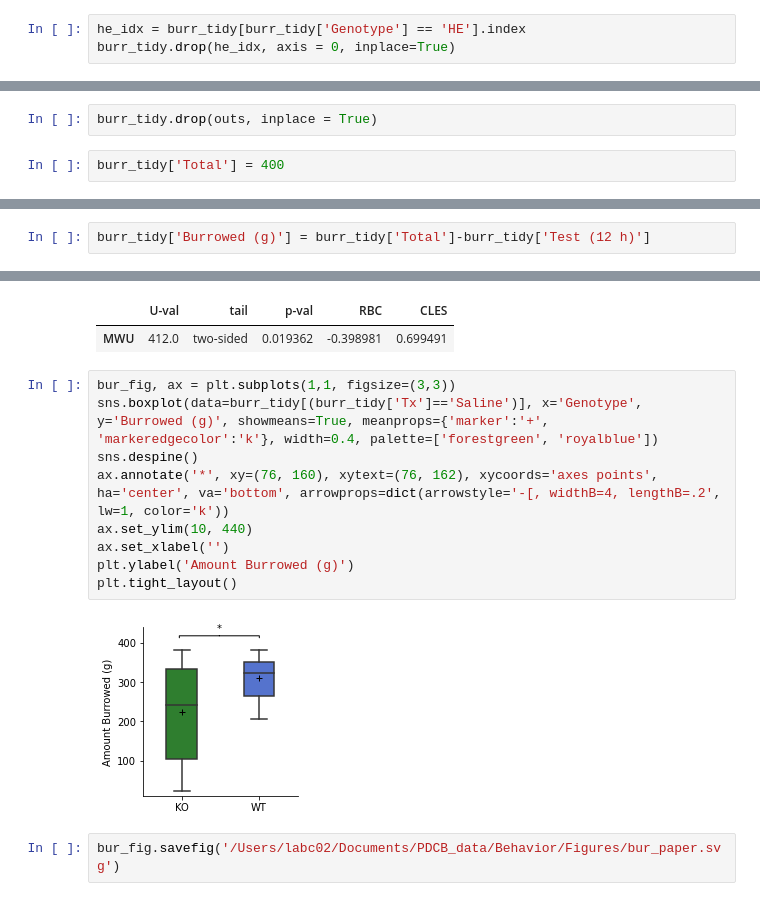
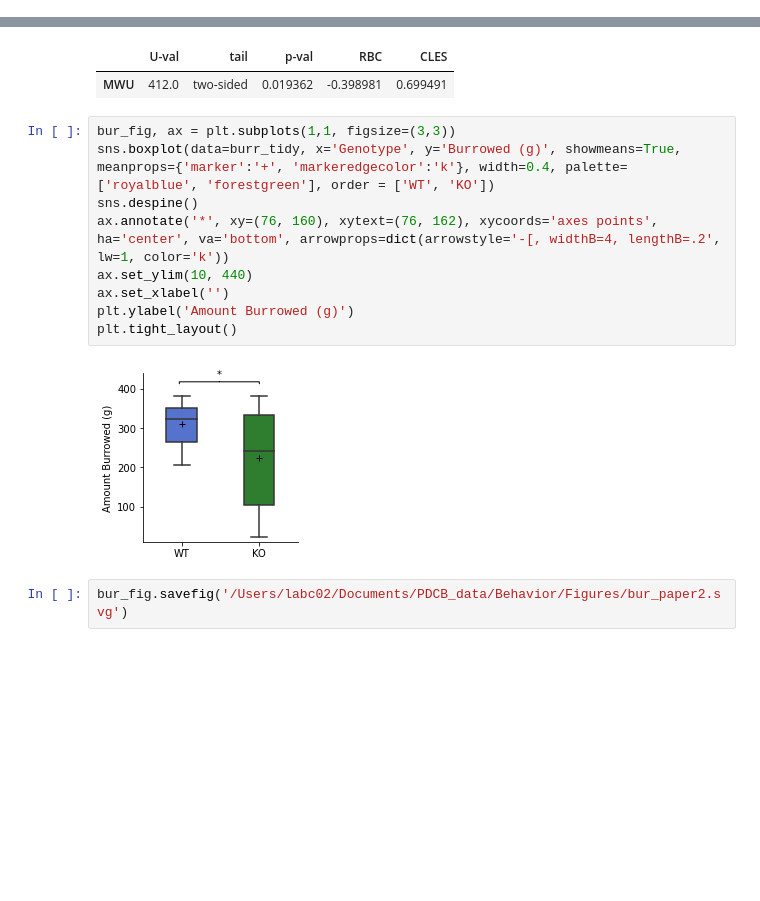
Before and after one commit to FMendezSlc/NeuroPy, a Jupyter notebook: Behavior_Analysis.ipynb, the cells around one changed output, grey strips where cells are left out. Saved outputs shown, nothing was run; the diff lists cells and outputs as text; blank space fills up the shorter version.

```diff
--- a/Behavior_Analysis.ipynb
+++ b/Behavior_Analysis.ipynb
@@ -880,3 +859,0 @@ See the caveats in the documentation: https://pandas.pydata.org/pandas-docs/stab
-# %%
-he_idx = burr_tidy[burr_tidy['Genotype'] == 'HE'].index
-burr_tidy.drop(he_idx, axis = 0, inplace=True)
@@ -905,4 +868,0 @@ array([45, 48, 57])
-# %%
-burr_tidy.drop(outs, inplace = True)
-# %%
-burr_tidy['Total'] = 400
@@ -915,2 +868,0 @@ See the caveats in the documentation: https://pandas.pydata.org/pandas-docs/stab
-# %%
-burr_tidy['Burrowed (g)'] = burr_tidy['Total']-burr_tidy['Test (12 h)']
@@ -943,14 +889,14 @@ pg.mwu(burr_tidy['Burrowed (g)'][burr_tidy['Genotype'] == 'WT'], burr_tidy['Burr
 | MWU | 412.0 | two-sided | 0.019362 | -0.398981 | 0.699491 |
 # %%
 bur_fig, ax = plt.subplots(1,1, figsize=(3,3))
-sns.boxplot(data=burr_tidy[(burr_tidy['Tx']=='Saline')], x='Genotype', y='Burrowed (g)', showmeans=True, meanprops={'marker':'+', 'markeredgecolor':'k'}, width=0.4, palette=['forestgreen', 'royalblue'])
+sns.boxplot(data=burr_tidy, x='Genotype', y='Burrowed (g)', showmeans=True, meanprops={'marker':'+', 'markeredgecolor':'k'}, width=0.4, palette=['royalblue', 'forestgreen'], order = ['WT', 'KO'])
 sns.despine()
 ax.annotate('*', xy=(76, 160), xytext=(76, 162), xycoords='axes points', ha='center', va='bottom', arrowprops=dict(arrowstyle='-[, widthB=4, lengthB=.2', lw=1, color='k'))
 ax.set_ylim(10, 440)
 ax.set_xlabel('')
 plt.ylabel('Amount Burrowed (g)')
 plt.tight_layout()
 # %% [output]
-[figure, old version]
+[figure, new version]
 # %%
-bur_fig.savefig('/Users/labc02/Documents/PDCB_data/Behavior/Figures/bur_paper.svg')
+bur_fig.savefig('/Users/labc02/Documents/PDCB_data/Behavior/Figures/bur_paper2.svg')
```
Also changed, not shown: parts of 22 cells of this notebook, 1 other file.
